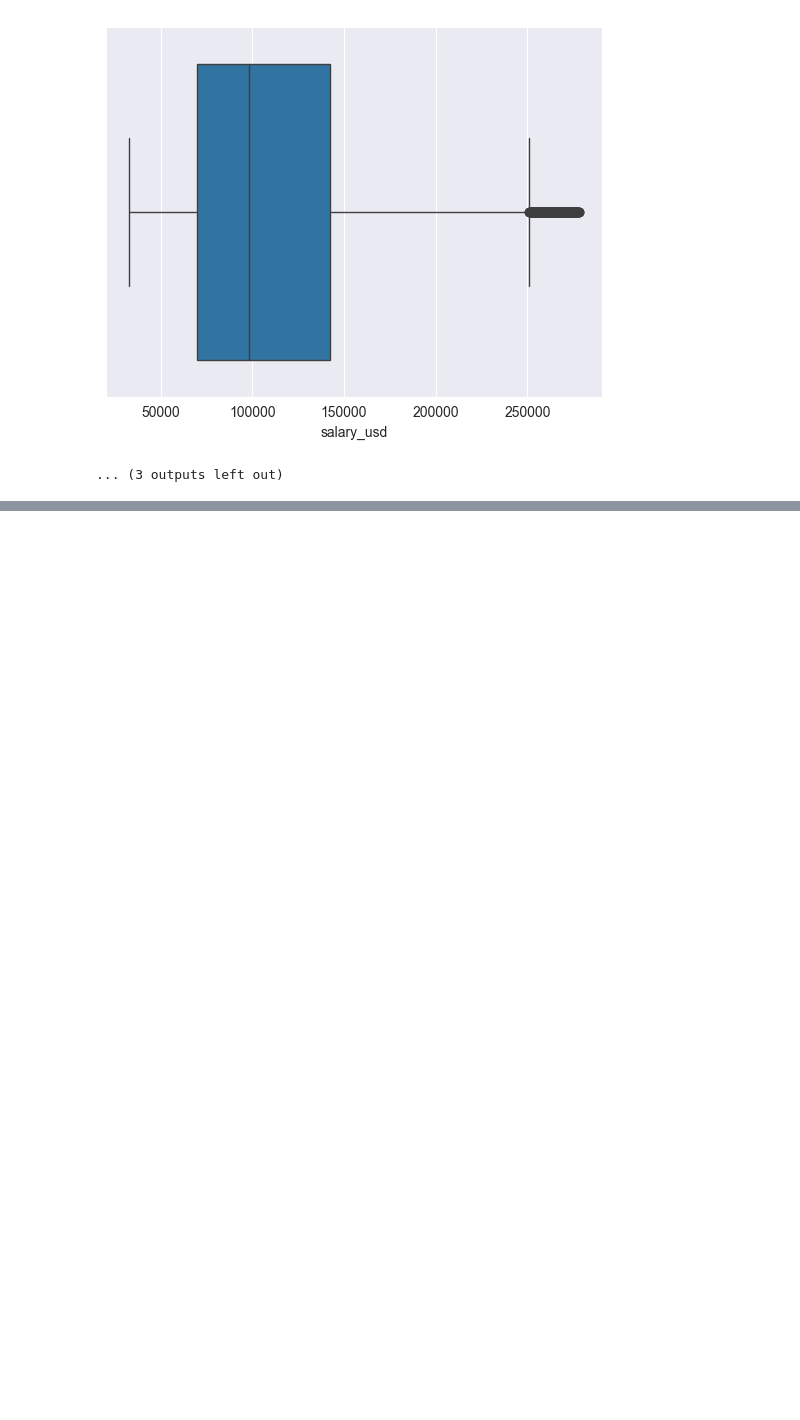
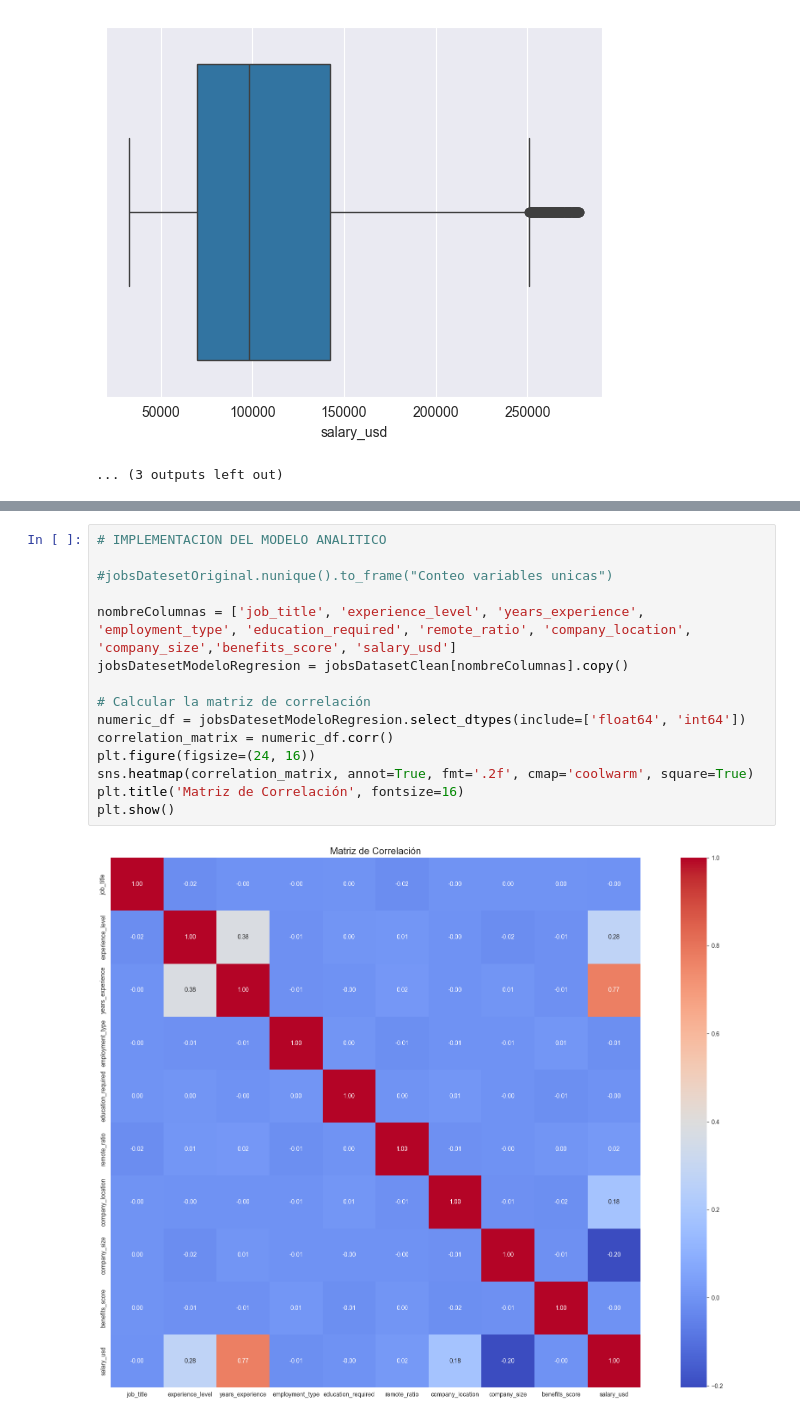
Before and after one commit to Wilmar21/Global_IA_Job_Market_Analysis, a Jupyter notebook: JobsIA.ipynb, the cells around one changed output, grey strips where cells are left out. Saved outputs shown, nothing was run; the diff lists cells and outputs as text; blank space fills up the shorter version.

Commit message:
modelo de regresion para el salario

```diff
--- a/JobsIA.ipynb
+++ b/JobsIA.ipynb
@@ -571,3 +579,20 @@ VALORES ORIGINALES PARA LOS AÑOS DE EXPERIACIA
 VALORES CON LA TRANFORMADA EN LOS AÑOS DE EXPERIENCIA
 [figure]
 [figure]
+# %%
+# IMPLEMENTACION DEL MODELO ANALITICO
+
+#jobsDatesetOriginal.nunique().to_frame("Conteo variables unicas")
+
+nombreColumnas = ['job_title', 'experience_level', 'years_experience', 'employment_type', 'education_required', 'remote_ratio', 'company_location', 'company_size','benefits_score', 'salary_usd']
+jobsDatesetModeloRegresion = jobsDatasetClean[nombreColumnas].copy()
+
+# Calcular la matriz de correlación
+numeric_df = jobsDatesetModeloRegresion.select_dtypes(include=['float64', 'int64'])
+correlation_matrix = numeric_df.corr()
+plt.figure(figsize=(24, 16))
+sns.heatmap(correlation_matrix, annot=True, fmt='.2f', cmap='coolwarm', square=True)
+plt.title('Matriz de Correlación', fontsize=16)
+plt.show()
+# %% [output]
+[figure, added]
```
Also changed, not shown: parts of 6 cells of this notebook.
